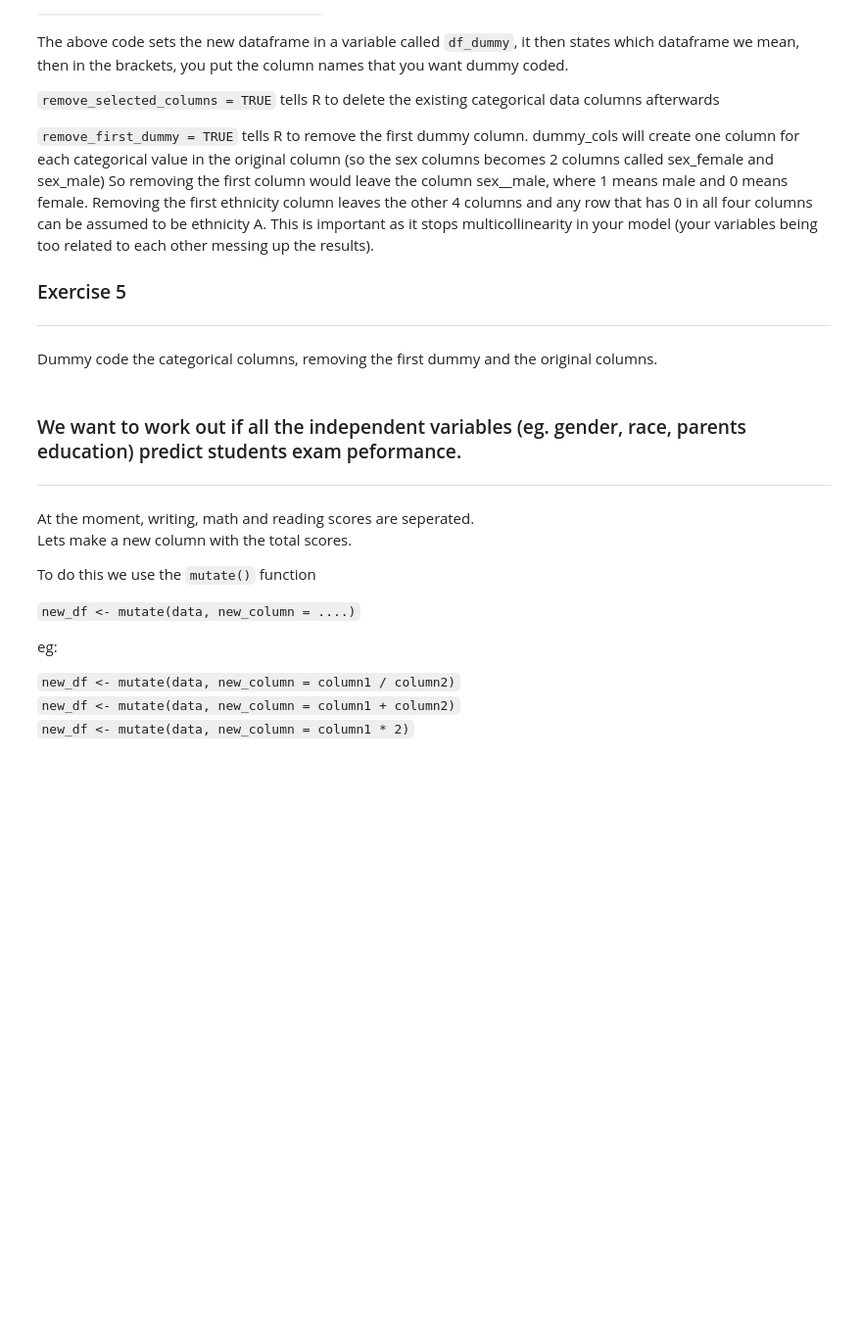
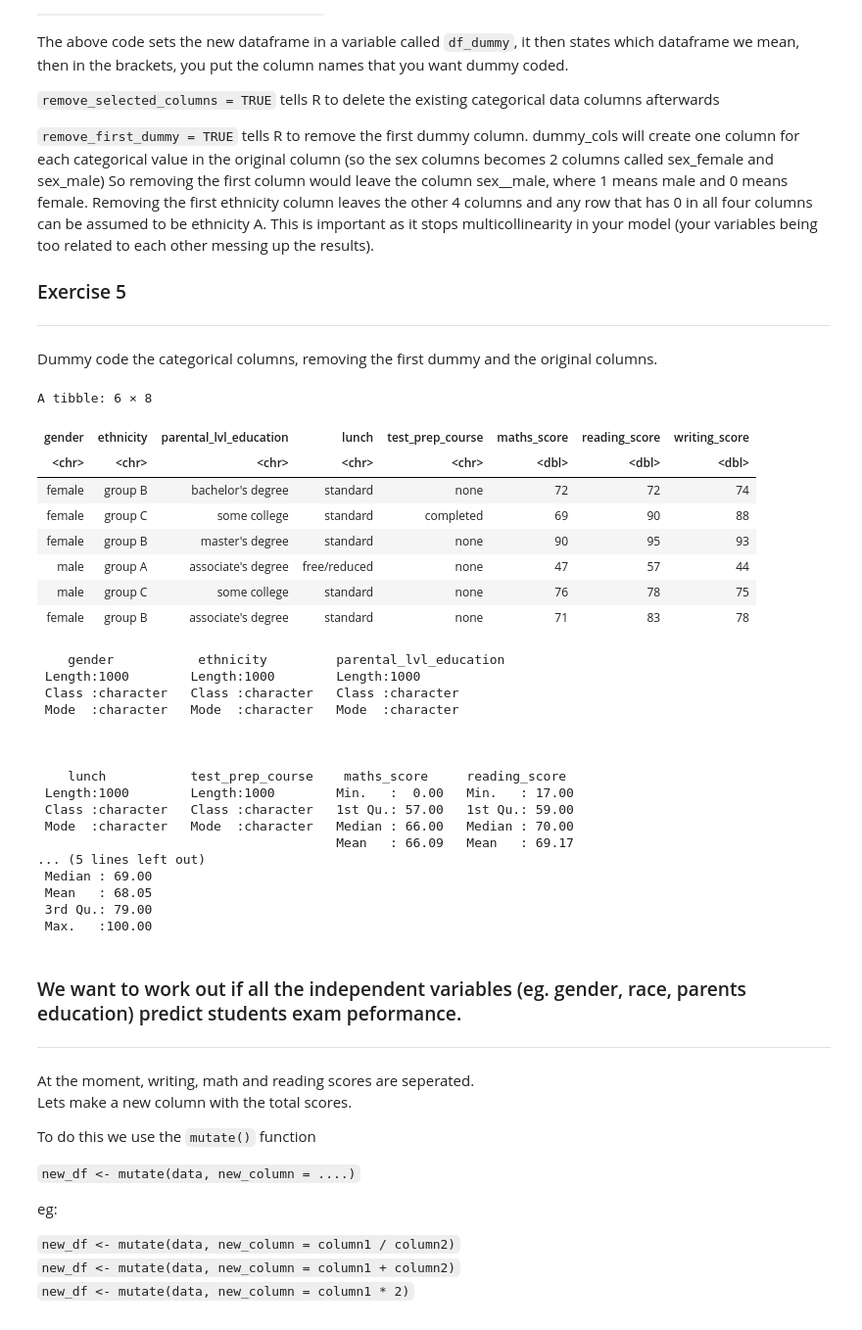
Before and after one commit to mrsferret/Code-Division, a Jupyter notebook: Worksheets/6_R_worksheet.ipynb, the cells around one changed output. Shown at 98% size. Drawn from its saved outputs; the diff is of its cells as text; code cells hidden in the pictures; blank space fills up the shorter version.

```diff
--- a/Worksheets/6_R_worksheet.ipynb
+++ b/Worksheets/6_R_worksheet.ipynb
@@ -227,6 +325,37 @@ The above code sets the new dataframe in a variable called `df_dummy`, it then s
 ---
 
 Dummy code the categorical columns, removing the first dummy and the original columns.
+# %%
+df_dummy <- dummy_cols(data, select_columns = c('gender', 'ethnicity', 'parental_lvl_education', 'lunch', 'test_prep_course'), remove_first_dummy = TRUE, remove_selected_columns = TRUE)
+head(data)
+summary(data)
+# %% [output]
+A tibble: 6 × 8
+| gender | ethnicity | parental_lvl_education | lunch | test_prep_course | maths_score | reading_score | writing_score |
+| <chr> | <chr> | <chr> | <chr> | <chr> | <dbl> | <dbl> | <dbl> |
+| female | group B | bachelor's degree | standard | none | 72 | 72 | 74 |
+| female | group C | some college | standard | completed | 69 | 90 | 88 |
+| female | group B | master's degree | standard | none | 90 | 95 | 93 |
+| male | group A | associate's degree | free/reduced | none | 47 | 57 | 44 |
+| male | group C | some college | standard | none | 76 | 78 | 75 |
+| female | group B | associate's degree | standard | none | 71 | 83 | 78 |
+    gender           ethnicity         parental_lvl_education
+ Length:1000        Length:1000        Length:1000
+ Class :character   Class :character   Class :character
+ Mode  :character   Mode  :character   Mode  :character
+
+
+
+    lunch           test_prep_course    maths_score     reading_score
+ Length:1000        Length:1000        Min.   :  0.00   Min.   : 17.00
+ Class :character   Class :character   1st Qu.: 57.00   1st Qu.: 59.00
+ Mode  :character   Mode  :character   Median : 66.00   Median : 70.00
+                                       Mean   : 66.09   Mean   : 69.17
+... (5 lines left out)
+ Median : 69.00
+ Mean   : 68.05
+ 3rd Qu.: 79.00
+ Max.   :100.00
 # %% [markdown]
 ### We want to work out if all the independent variables (eg. gender, race, parents education) predict students exam peformance. ###
 ---
```
Also changed, not shown: parts of 5 cells of this notebook.
